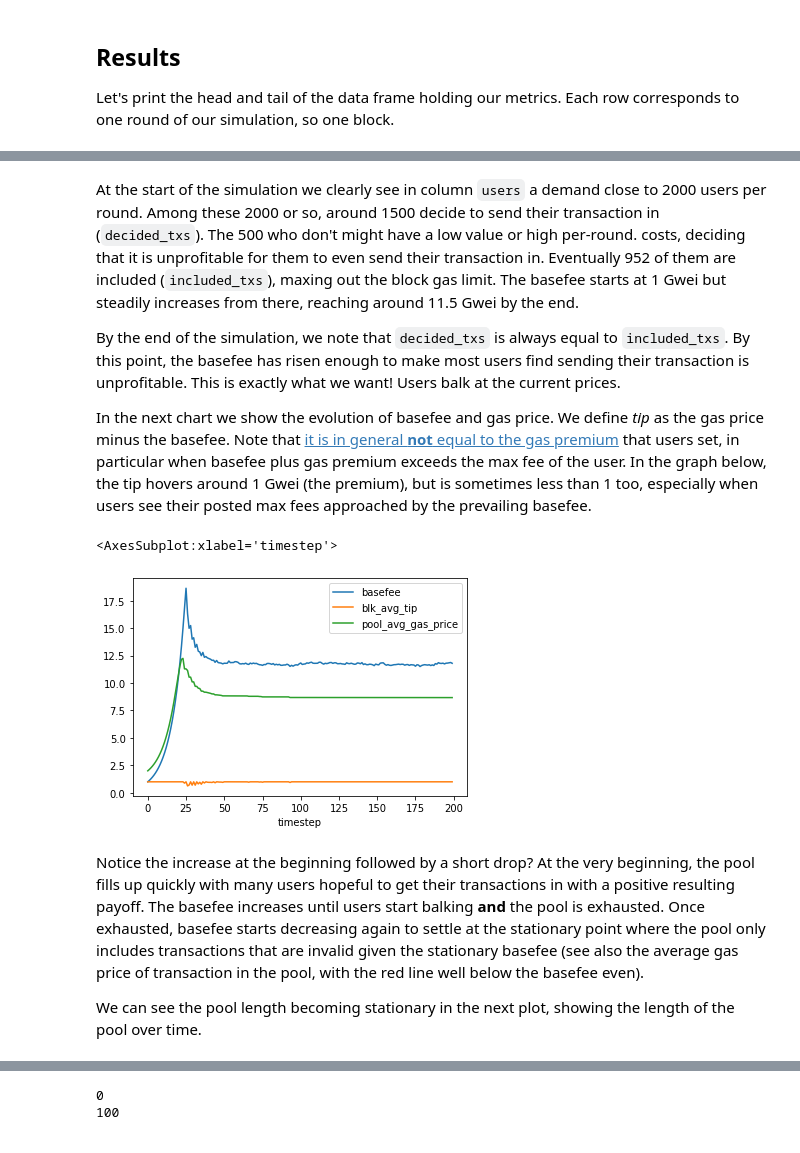
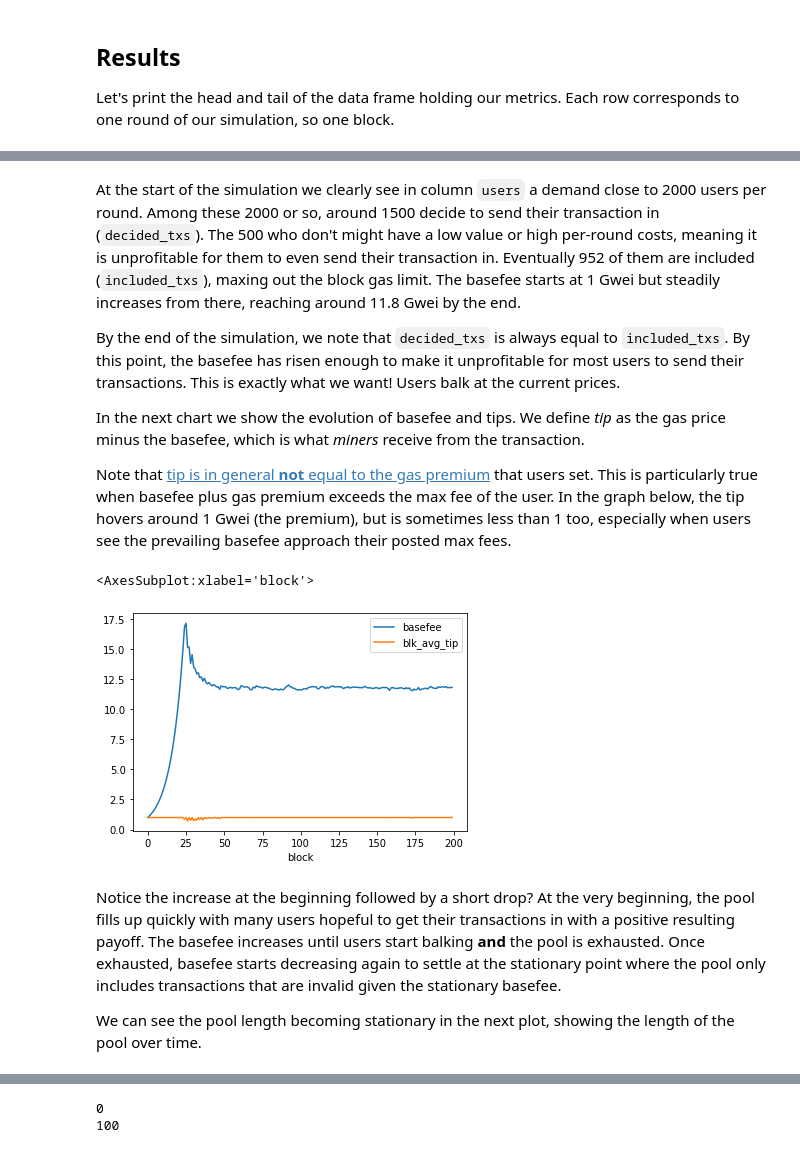
Before and after one commit to ethereum/abm1559, a Jupyter notebook: notebooks/stationary1559.ipynb, the cells around one changed output, grey strips where cells are left out. Drawn from its saved outputs; the diff is of its cells as text; code cells hidden in the pictures.

Commit message:
Integrate Sacha edits; simplify parts of stationary

```diff
--- a/notebooks/stationary1559.ipynb
+++ b/notebooks/stationary1559.ipynb
@@ -149,16 +155,18 @@ df
 # %% [markdown]
-At the start of the simulation we clearly see in column `users` a demand close to 2000 users per round. Among these 2000 or so, around 1500 decide to send their transaction in (`decided_txs`). The 500 who don't might have a low value or high per-round. costs, deciding that it is unprofitable for them to even send their transaction in. Eventually 952 of them are included (`included_txs`), maxing out the block gas limit. The basefee starts at 1 Gwei but steadily increases from there, reaching around 11.5 Gwei by the end.
+At the start of the simulation we clearly see in column `users` a demand close to 2000 users per round. Among these 2000 or so, around 1500 decide to send their transaction in (`decided_txs`). The 500 who don't might have a low value or high per-round costs, meaning it is unprofitable for them to even send their transaction in. Eventually 952 of them are included (`included_txs`), maxing out the block gas limit. The basefee starts at 1 Gwei but steadily increases from there, reaching around 11.8 Gwei by the end.
 
-By the end of the simulation, we note that `decided_txs` is always equal to `included_txs`. By this point, the basefee has risen enough to make most users find sending their transaction is unprofitable. This is exactly what we want! Users balk at the current prices.
+By the end of the simulation, we note that `decided_txs` is always equal to `included_txs`. By this point, the basefee has risen enough to make it unprofitable for most users to send their transactions. This is exactly what we want! Users balk at the current prices.
 
-In the next chart we show the evolution of basefee and gas price. We define _tip_ as the gas price minus the basefee. Note that [it is in general **not** equal to the gas premium](https://twitter.com/barnabemonnot/status/1284271520311848960) that users set, in particular when basefee plus gas premium exceeds the max fee of the user. In the graph below, the tip hovers around 1 Gwei (the premium), but is sometimes less than 1 too, especially when users see their posted max fees approached by the prevailing basefee.
+In the next chart we show the evolution of basefee and tips. We define _tip_ as the gas price minus the basefee, which is what _miners_ receive from the transaction.
+
+Note that [tip is in general **not** equal to the gas premium](https://twitter.com/barnabemonnot/status/1284271520311848960) that users set. This is particularly true when basefee plus gas premium exceeds the max fee of the user. In the graph below, the tip hovers around 1 Gwei (the premium), but is sometimes less than 1 too, especially when users see the prevailing basefee approach their posted max fees.
 # %%
-df.plot("timestep", ["basefee", "blk_avg_tip", "pool_avg_gas_price"])
+df.plot("block", ["basefee", "blk_avg_tip"])
 # %% [output]
-<AxesSubplot:xlabel='timestep'>
+<AxesSubplot:xlabel='block'>
-[figure, old version]
+[figure, new version]
 # %% [markdown]
-Notice the increase at the beginning followed by a short drop? At the very beginning, the pool fills up quickly with many users hopeful to get their transactions in with a positive resulting payoff. The basefee increases until users start balking **and** the pool is exhausted. Once exhausted, basefee starts decreasing again to settle at the stationary point where the pool only includes transactions that are invalid given the stationary basefee (see also the average gas price of transaction in the pool, with the red line well below the basefee even).
+Notice the increase at the beginning followed by a short drop? At the very beginning, the pool fills up quickly with many users hopeful to get their transactions in with a positive resulting payoff. The basefee increases until users start balking **and** the pool is exhausted. Once exhausted, basefee starts decreasing again to settle at the stationary point where the pool only includes transactions that are invalid given the stationary basefee.
 
 We can see the pool length becoming stationary in the next plot, showing the length of the pool over time.
 # %%
```
Also changed, not shown: parts of 39 cells of this notebook, 1 other file.
